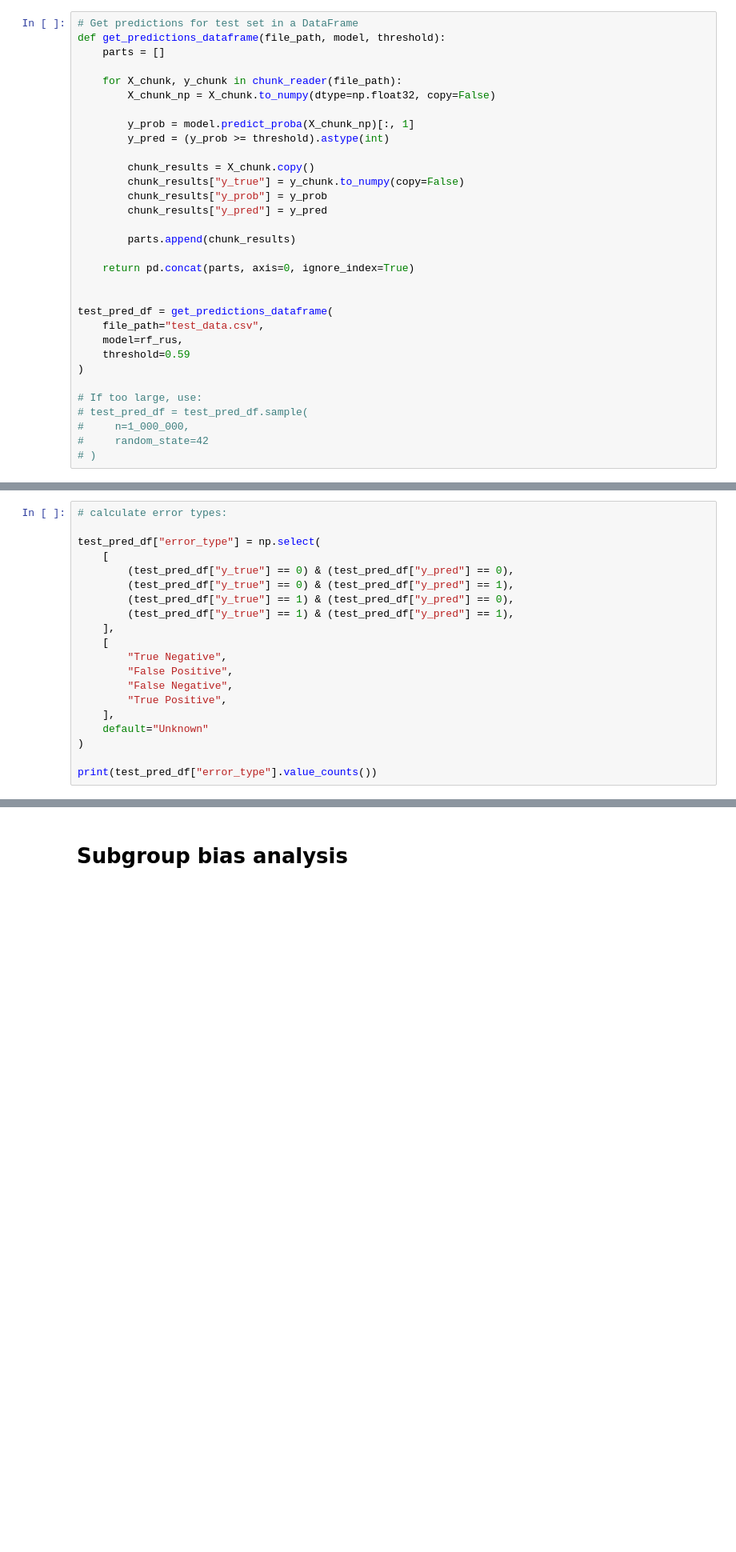
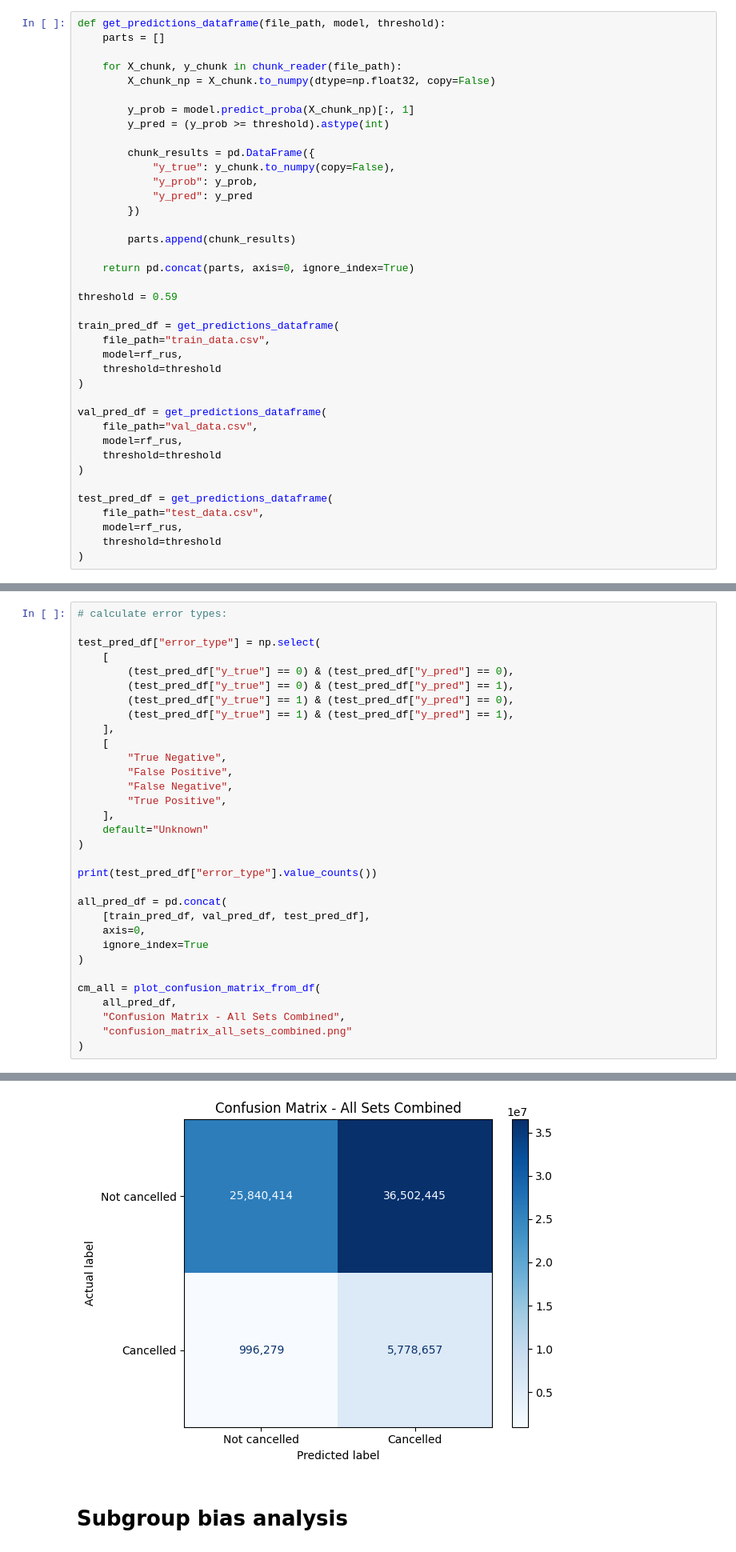
Before and after one commit to ywang0202/master_thesis, a Jupyter notebook: RandomForest.ipynb, the cells around one changed output, grey strips where cells are left out. Shown at 80% size. Saved outputs shown, nothing was run; the diff lists cells and outputs as text; blank space fills up the shorter version.

```diff
--- a/RandomForest.ipynb
+++ b/RandomForest.ipynb
@@ -695,5 +752,4 @@ Top 20 permutation importances:
 # %%
-# Get predictions for test set in a DataFrame
 def get_predictions_dataframe(file_path, model, threshold):
     parts = []
 
@@ -703,24 +759,32 @@ def get_predictions_dataframe(file_path, model, threshold):
         y_prob = model.predict_proba(X_chunk_np)[:, 1]
         y_pred = (y_prob >= threshold).astype(int)
 
-        chunk_results = X_chunk.copy()
-        chunk_results["y_true"] = y_chunk.to_numpy(copy=False)
-        chunk_results["y_prob"] = y_prob
-        chunk_results["y_pred"] = y_pred
+        chunk_results = pd.DataFrame({
+            "y_true": y_chunk.to_numpy(copy=False),
+            "y_prob": y_prob,
+            "y_pred": y_pred
+        })
 
         parts.append(chunk_results)
 
     return pd.concat(parts, axis=0, ignore_index=True)
 
+threshold = 0.59
+
+train_pred_df = get_predictions_dataframe(
+    file_path="train_data.csv",
+    model=rf_rus,
+    threshold=threshold
+)
+
+val_pred_df = get_predictions_dataframe(
+    file_path="val_data.csv",
+    model=rf_rus,
+    threshold=threshold
+)
 
 test_pred_df = get_predictions_dataframe(
     file_path="test_data.csv",
     model=rf_rus,
-    threshold=0.59
+    threshold=threshold
 )
-
-# If too large, use:
-# test_pred_df = test_pred_df.sample(
-#     n=1_000_000,
-#     random_state=42
-# )
@@ -767,6 +871,18 @@ test_pred_df["error_type"] = np.select(
 )
 
 print(test_pred_df["error_type"].value_counts())
+
+all_pred_df = pd.concat(
+    [train_pred_df, val_pred_df, test_pred_df],
+    axis=0,
+    ignore_index=True
+)
+
+cm_all = plot_confusion_matrix_from_df(
+    all_pred_df,
+    "Confusion Matrix - All Sets Combined",
+    "confusion_matrix_all_sets_combined.png"
+)
 # %% [output]
 error_type
 False Positive    5441315
@@ -777,3 +896,4 @@ Name: count, dtype: int64
+[figure, added]
 # %% [markdown]
 # Subgroup bias analysis
 # %%
```
Also changed, not shown: parts of 28 cells of this notebook, 20 other files.
